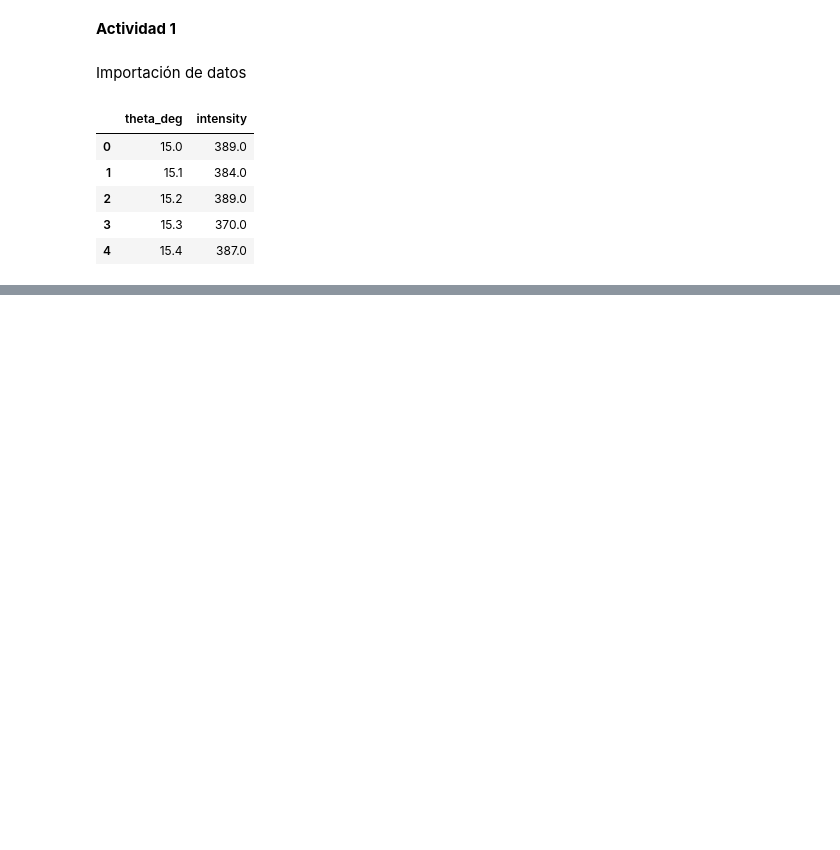
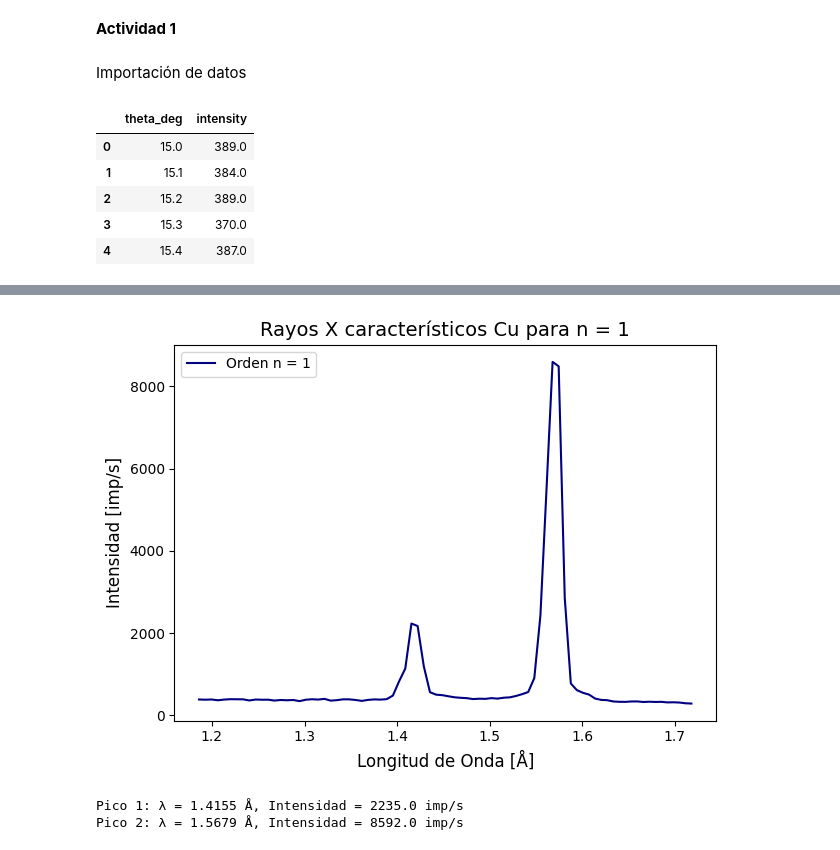
Before and after one commit to ValentinaRincon/Laboratorio_intermedio, a Jupyter notebook: Rayos X/Rayos X.ipynb, the cells around one changed output, grey strips where cells are left out. Drawn from its saved outputs; the diff is of its cells as text; code cells hidden in the pictures; blank space fills up the shorter version.

Commit message:
continuando con rayos x

```diff
--- a/Rayos X/Rayos X.ipynb
+++ b/Rayos X/Rayos X.ipynb
@@ -126,0 +46,35 @@ NameError: name 'data' is not defined
+# %%
+def lambda_func(theta,n):
+    f = 2 * d * np.sin(theta) #m
+    return f/n
+
+lambda_l = lambda_func(theta_rad,1) #m
+lambda_a = lambda_l * 1e10 #nm
+lambda_2 = lambda_func(theta_rad + 0*desface_radianes,2) #m
+lambda_b = lambda_2 * 1e10 #nm
+# %%
+plt.plot(lambda_a, intensity, label='Orden n = 1', color='navy', linewidth=1.5)
+
+plt.xlabel('Longitud de Onda [Å]', fontsize=12)
+plt.ylabel('Intensidad [imp/s]', fontsize=12)
+plt.title('Rayos X característicos Cu para n = 1', fontsize=14)
+
+plt.legend(loc='upper left', fontsize=10)
+plt.tight_layout()
+plt.show()
+# %% [output]
+[figure, added]
+# %%
+# Encontrar índices de los picos en la señal de intensidad
+peaks_indices, _ = find_peaks(intensity, height=1000)  # Ajusta el umbral 'height' según tu caso
+
+# Obtener las posiciones en el eje X correspondientes a esos picos
+peaks_x = lambda_a[peaks_indices]
+peaks_y = intensity[peaks_indices]
+
+# Imprimir resultados
+for i, (x, y) in enumerate(zip(peaks_x, peaks_y), 1):
+    print(f"Pico {i}: λ = {x:.4f} Å, Intensidad = {y:.1f} imp/s")
+# %% [output]
+Pico 1: λ = 1.4155 Å, Intensidad = 2235.0 imp/s
+Pico 2: λ = 1.5679 Å, Intensidad = 8592.0 imp/s
```
Also changed, not shown: parts of 16 cells of this notebook, 11 other files.
